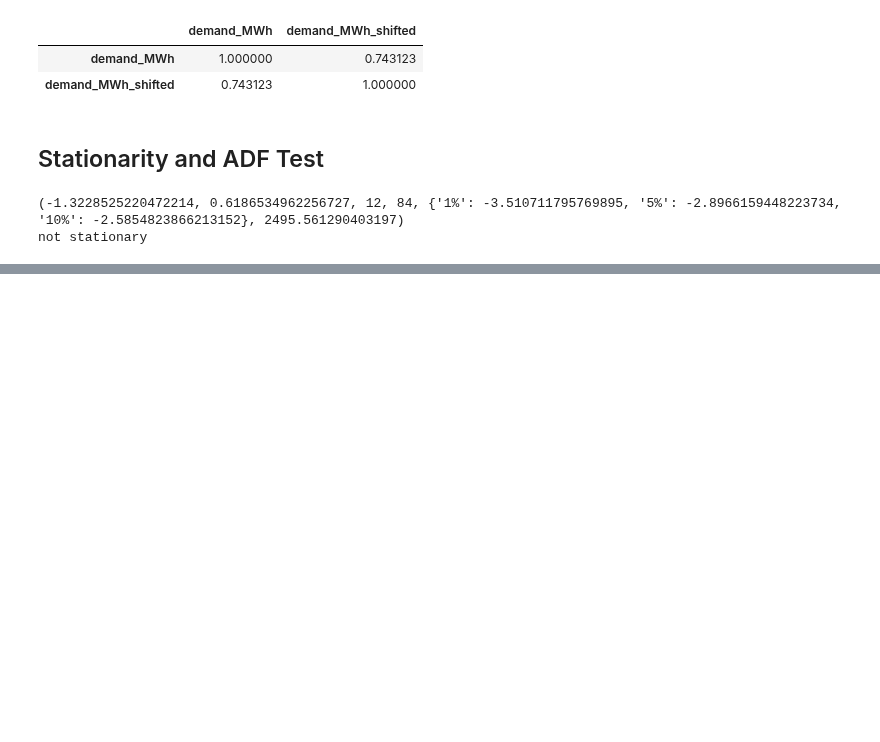
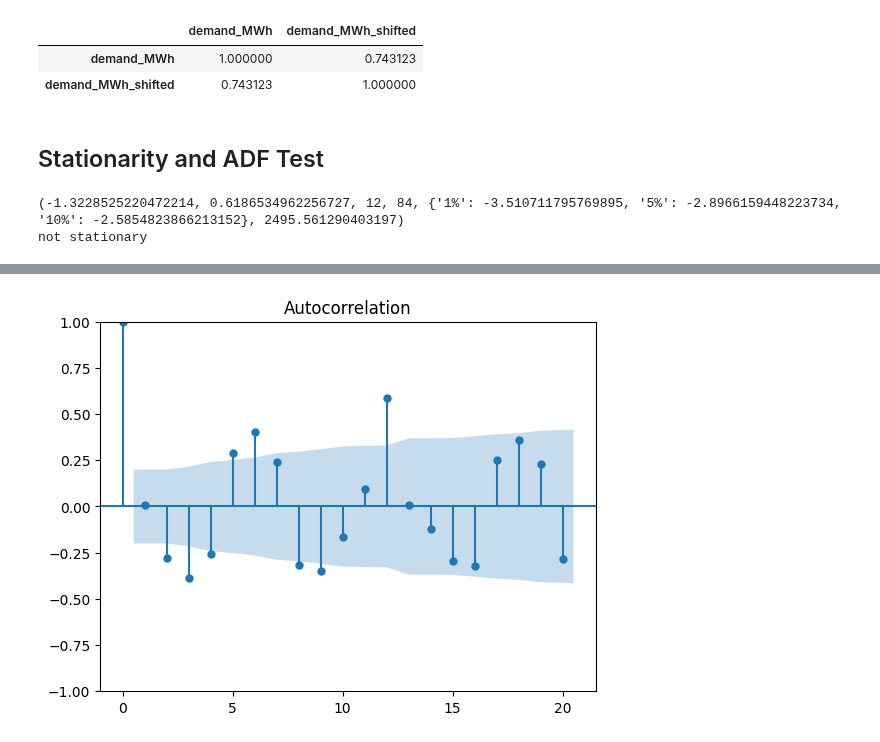
Before and after one commit to tomashbk/electric_energy_demand_argentina, a Jupyter notebook: AR.ipynb, the cells around one changed output, grey strips where cells are left out. Saved outputs shown, nothing was run; the diff lists cells and outputs as text; code cells hidden in the pictures; blank space fills up the shorter version.

```diff
--- a/AR.ipynb
+++ b/AR.ipynb
@@ -43,0 +83,5 @@ not stationary
+# %%
+plot_acf(differenced_data['demand_MWh'], lags=20)
+plt.show()
+# %% [output]
+[figure, added]
```
Also changed, not shown: parts of 7 cells of this notebook.
